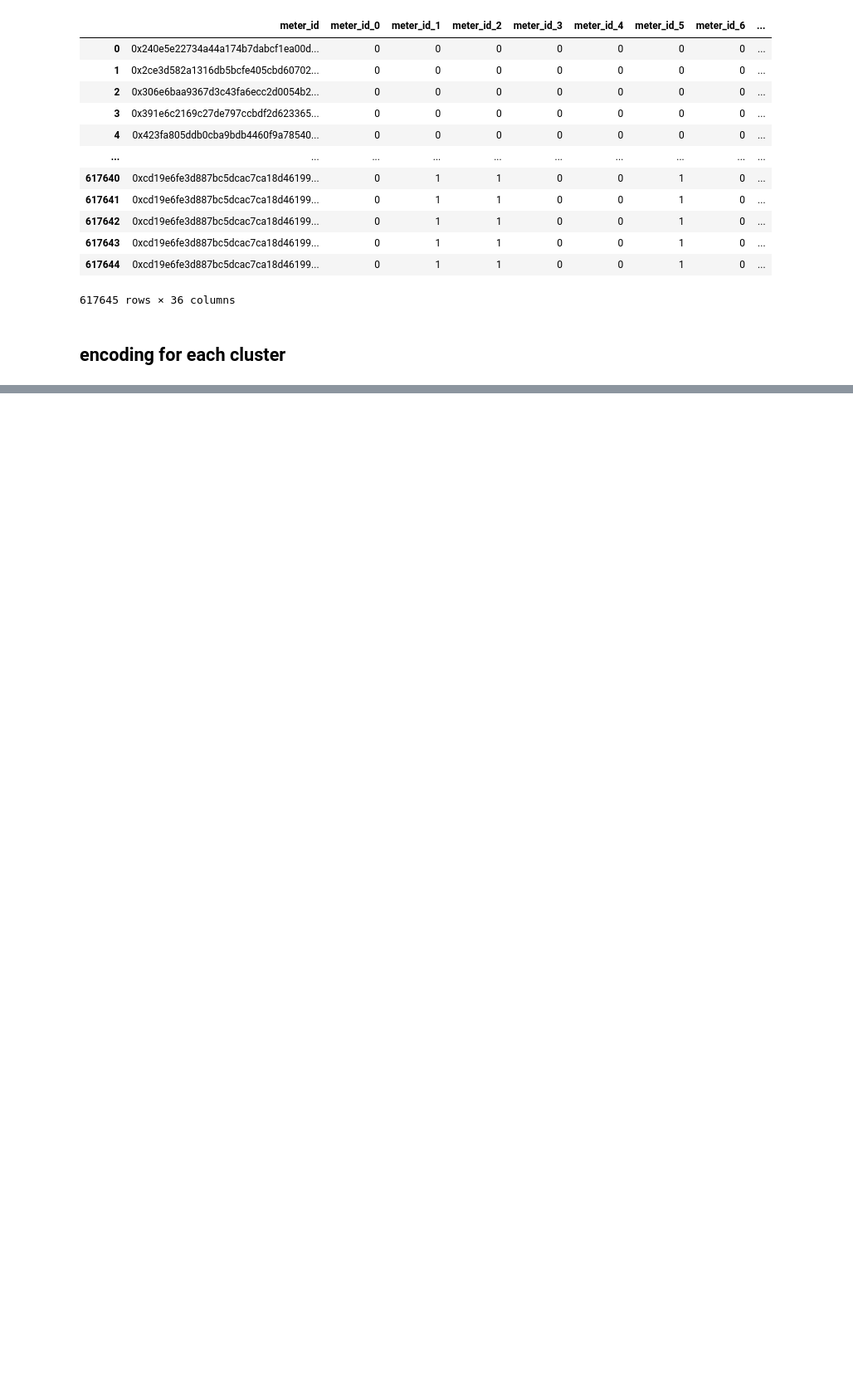
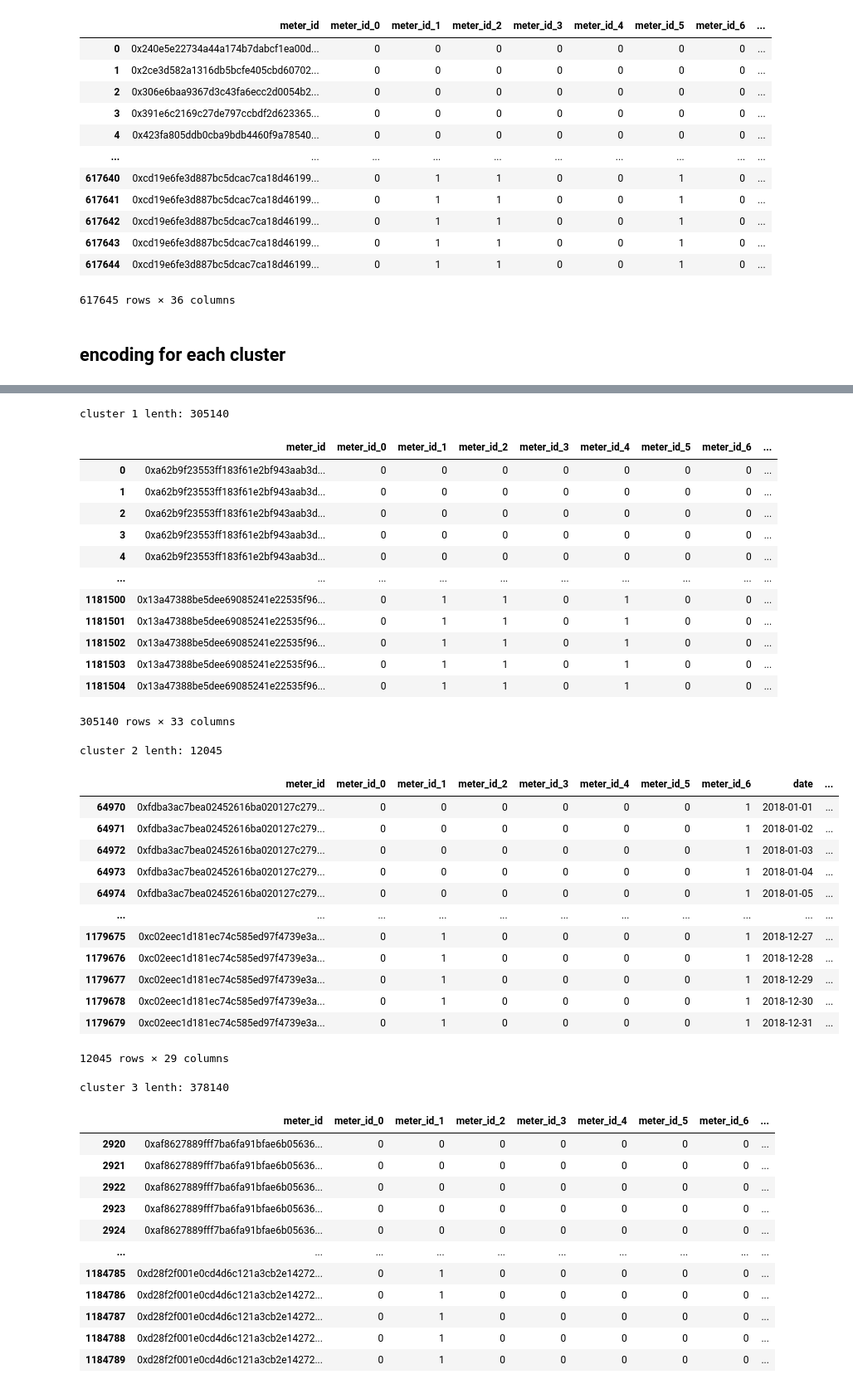
Before and after one commit to danielmusselwhite/UG_Dissertation_Energy_Forecasting, a Jupyter notebook: Src/Jupyter_Notebooks/3. Feature Engineering and Data Preparation.ipynb, the cells around one changed output, grey strips where cells are left out. Shown: that part at 83% size. Drawn from its saved outputs; the diff is of its cells as text; code cells hidden in the pictures; blank space fills up the shorter version.

```diff
--- a/Src/Jupyter_Notebooks/3. Feature Engineering and Data Preparation.ipynb
+++ b/Src/Jupyter_Notebooks/3. Feature Engineering and Data Preparation.ipynb
@@ -567,0 +674,6 @@ cluster 3 lenth: 109223
+# %%
+### Turning into a supervised problem ###
+
+#number of previous steps we are using in our predictions
+df_preds_super=to_supervised(7, df_preds)
+df_preds_super
@@ -567,0 +743,10 @@ cluster 3 lenth: 109223
+# %%
+import pandas as pd
+import category_encoders as ce
+
+binary_encoder = ce.BinaryEncoder(cols=['meter_id'])
+df_preds_final = pd.concat([df_preds_dummies["meter_id"],binary_encoder.fit_transform(df_preds_dummies)],axis=1)
+
+if(os.path.exists("../Data/Prepared_Data/Supervised/preapared_consumption_all_preds.pkl")==False):
+        df_preds_final.to_pickle("../Data/Prepared_Data/Supervised/consumption_all_preds.pkl")
+df_preds_final
@@ -567,0 +769,23 @@ cluster 3 lenth: 109223
+# %%
+from IPython.display import display
+
+# splitting by energy cluster
+df_clusters = {k: v for (k, v) in df_preds_dummies.groupby('energy_cluster')}
+
+#iterating through each cluster
+for i in range(len(df_clusters)):
+
+    #binary encoding the meter_id
+    binary_encoder = ce.BinaryEncoder(cols=['meter_id'])
+    df_clusters[i] = pd.concat([df_clusters[i]["meter_id"],binary_encoder.fit_transform(df_clusters[i])],axis=1)
+
+    #dropping the no longer needed "energy cluster" column
+    df_clusters[i] = df_clusters[i].drop("energy_cluster",axis=1)
+
+    print(f"cluster {i} lenth: {len(df_clusters[i])}")
+
+    # saving these clusters to pickle
+    df_clusters[i].to_pickle(f"../Data/Prepared_Data/Supervised/consumption_cluster_{i}_preds.pkl")
+
+    display(df_clusters[i])
+# %% [output]
@@ -567,0 +806,41 @@ cluster 3 lenth: 109223
+cluster 1 lenth: 305140
+|  | meter_id | meter_id_0 | meter_id_1 | meter_id_2 | meter_id_3 | meter_id_4 | meter_id_5 | meter_id_6 | ... |
+| 0 | 0xa62b9f23553ff183f61e2bf943aab3d... | 0 | 0 | 0 | 0 | 0 | 0 | 0 | ... |
+| 1 | 0xa62b9f23553ff183f61e2bf943aab3d... | 0 | 0 | 0 | 0 | 0 | 0 | 0 | ... |
+| 2 | 0xa62b9f23553ff183f61e2bf943aab3d... | 0 | 0 | 0 | 0 | 0 | 0 | 0 | ... |
+| 3 | 0xa62b9f23553ff183f61e2bf943aab3d... | 0 | 0 | 0 | 0 | 0 | 0 | 0 | ... |
+| 4 | 0xa62b9f23553ff183f61e2bf943aab3d... | 0 | 0 | 0 | 0 | 0 | 0 | 0 | ... |
+| ... | ... | ... | ... | ... | ... | ... | ... | ... | ... |
+| 1181500 | 0x13a47388be5dee69085241e22535f96... | 0 | 1 | 1 | 0 | 1 | 0 | 0 | ... |
+| 1181501 | 0x13a47388be5dee69085241e22535f96... | 0 | 1 | 1 | 0 | 1 | 0 | 0 | ... |
+| 1181502 | 0x13a47388be5dee69085241e22535f96... | 0 | 1 | 1 | 0 | 1 | 0 | 0 | ... |
+| 1181503 | 0x13a47388be5dee69085241e22535f96... | 0 | 1 | 1 | 0 | 1 | 0 | 0 | ... |
+| 1181504 | 0x13a47388be5dee69085241e22535f96... | 0 | 1 | 1 | 0 | 1 | 0 | 0 | ... |
+305140 rows × 33 columns
+cluster 2 lenth: 12045
+|  | meter_id | meter_id_0 | meter_id_1 | meter_id_2 | meter_id_3 | meter_id_4 | meter_id_5 | meter_id_6 | date | ... |
+| 64970 | 0xfdba3ac7bea02452616ba020127c279... | 0 | 0 | 0 | 0 | 0 | 0 | 1 | 2018-01-01 | ... |
+| 64971 | 0xfdba3ac7bea02452616ba020127c279... | 0 | 0 | 0 | 0 | 0 | 0 | 1 | 2018-01-02 | ... |
+| 64972 | 0xfdba3ac7bea02452616ba020127c279... | 0 | 0 | 0 | 0 | 0 | 0 | 1 | 2018-01-03 | ... |
+| 64973 | 0xfdba3ac7bea02452616ba020127c279... | 0 | 0 | 0 | 0 | 0 | 0 | 1 | 2018-01-04 | ... |
+| 64974 | 0xfdba3ac7bea02452616ba020127c279... | 0 | 0 | 0 | 0 | 0 | 0 | 1 | 2018-01-05 | ... |
+| ... | ... | ... | ... | ... | ... | ... | ... | ... | ... | ... |
+| 1179675 | 0xc02eec1d181ec74c585ed97f4739e3a... | 0 | 1 | 0 | 0 | 0 | 0 | 1 | 2018-12-27 | ... |
+| 1179676 | 0xc02eec1d181ec74c585ed97f4739e3a... | 0 | 1 | 0 | 0 | 0 | 0 | 1 | 2018-12-28 | ... |
+| 1179677 | 0xc02eec1d181ec74c585ed97f4739e3a... | 0 | 1 | 0 | 0 | 0 | 0 | 1 | 2018-12-29 | ... |
+| 1179678 | 0xc02eec1d181ec74c585ed97f4739e3a... | 0 | 1 | 0 | 0 | 0 | 0 | 1 | 2018-12-30 | ... |
+| 1179679 | 0xc02eec1d181ec74c585ed97f4739e3a... | 0 | 1 | 0 | 0 | 0 | 0 | 1 | 2018-12-31 | ... |
+12045 rows × 29 columns
+cluster 3 lenth: 378140
+|  | meter_id | meter_id_0 | meter_id_1 | meter_id_2 | meter_id_3 | meter_id_4 | meter_id_5 | meter_id_6 | ... |
+| 2920 | 0xaf8627889fff7ba6fa91bfae6b05636... | 0 | 0 | 0 | 0 | 0 | 0 | 0 | ... |
+| 2921 | 0xaf8627889fff7ba6fa91bfae6b05636... | 0 | 0 | 0 | 0 | 0 | 0 | 0 | ... |
+| 2922 | 0xaf8627889fff7ba6fa91bfae6b05636... | 0 | 0 | 0 | 0 | 0 | 0 | 0 | ... |
+| 2923 | 0xaf8627889fff7ba6fa91bfae6b05636... | 0 | 0 | 0 | 0 | 0 | 0 | 0 | ... |
+| 2924 | 0xaf8627889fff7ba6fa91bfae6b05636... | 0 | 0 | 0 | 0 | 0 | 0 | 0 | ... |
+| ... | ... | ... | ... | ... | ... | ... | ... | ... | ... |
+| 1184785 | 0xd28f2f001e0cd4d6c121a3cb2e14272... | 0 | 1 | 0 | 0 | 0 | 0 | 0 | ... |
+| 1184786 | 0xd28f2f001e0cd4d6c121a3cb2e14272... | 0 | 1 | 0 | 0 | 0 | 0 | 0 | ... |
+| 1184787 | 0xd28f2f001e0cd4d6c121a3cb2e14272... | 0 | 1 | 0 | 0 | 0 | 0 | 0 | ... |
+| 1184788 | 0xd28f2f001e0cd4d6c121a3cb2e14272... | 0 | 1 | 0 | 0 | 0 | 0 | 0 | ... |
+| 1184789 | 0xd28f2f001e0cd4d6c121a3cb2e14272... | 0 | 1 | 0 | 0 | 0 | 0 | 0 | ... |
```
Also changed, not shown: parts of 13 cells of this notebook, 3 other files.
